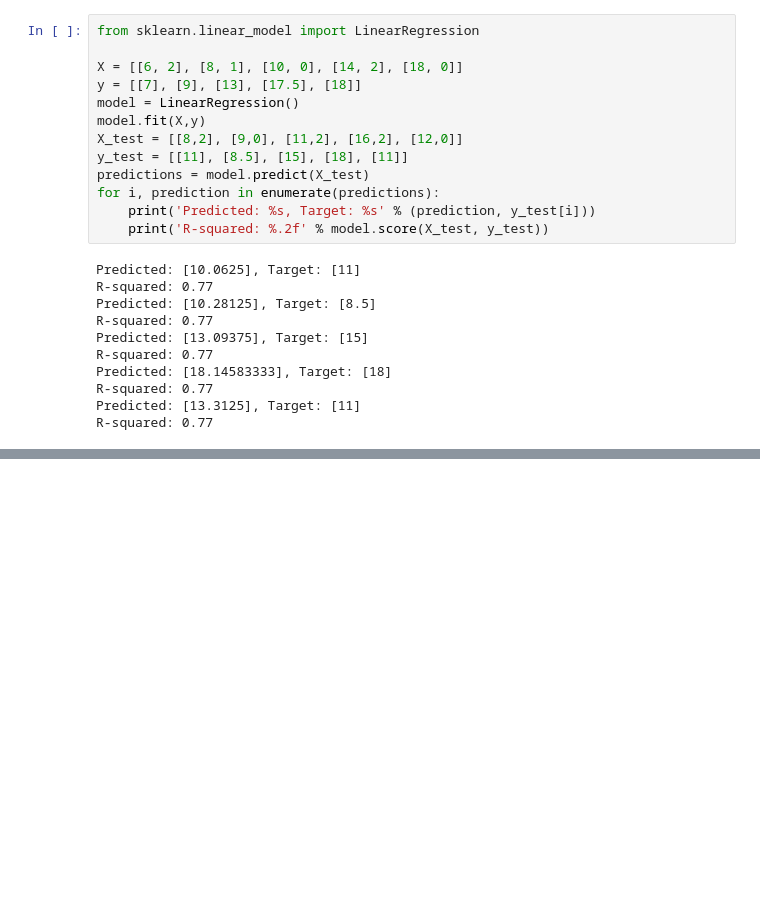
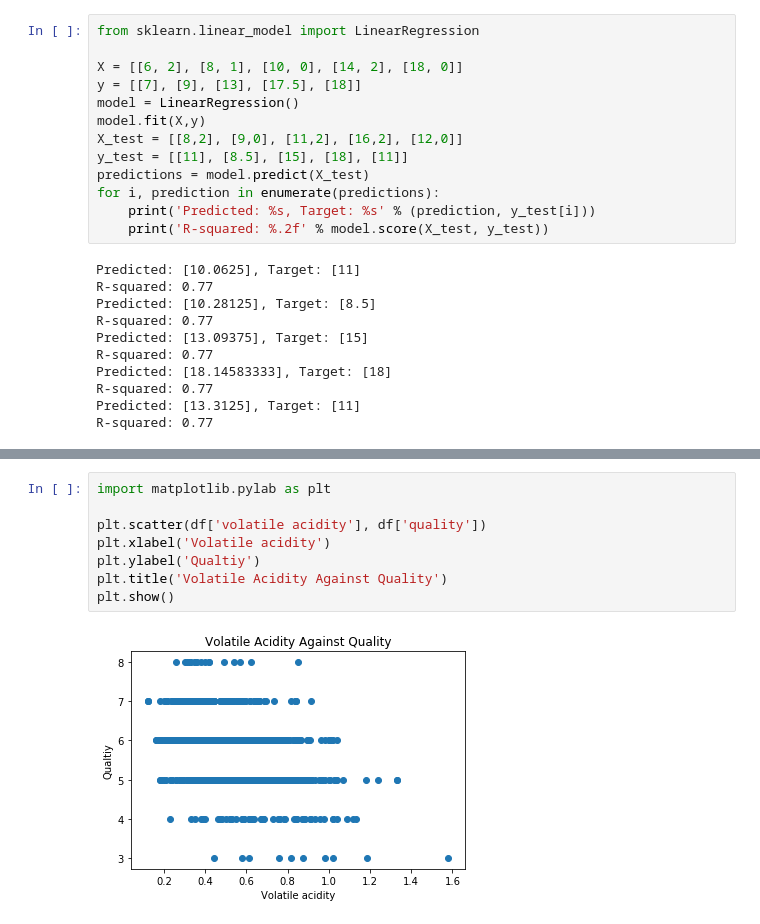
Before and after one commit to willh99/machine_learning_basics, a Jupyter notebook: linreg/Multiple_Linear_Regression.ipynb, the cells around one changed output, grey strips where cells are left out. Cells and saved outputs as stored; diff of their text form; blank space fills up the shorter version.

```diff
--- a/linreg/Multiple_Linear_Regression.ipynb
+++ b/linreg/Multiple_Linear_Regression.ipynb
@@ -182,0 +187,10 @@ df.describe()
+# %%
+import matplotlib.pylab as plt
+
+plt.scatter(df['volatile acidity'], df['quality'])
+plt.xlabel('Volatile acidity')
+plt.ylabel('Qualtiy')
+plt.title('Volatile Acidity Against Quality')
+plt.show()
+# %% [output]
+[figure, added]
```
Also changed, not shown: parts of 18 cells of this notebook, 4 other files.
